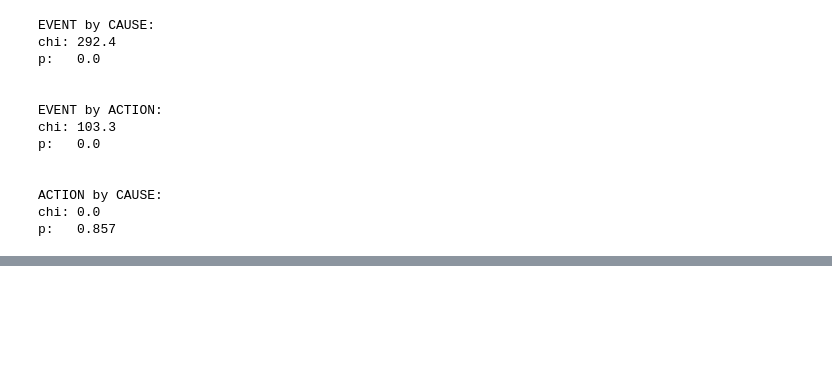
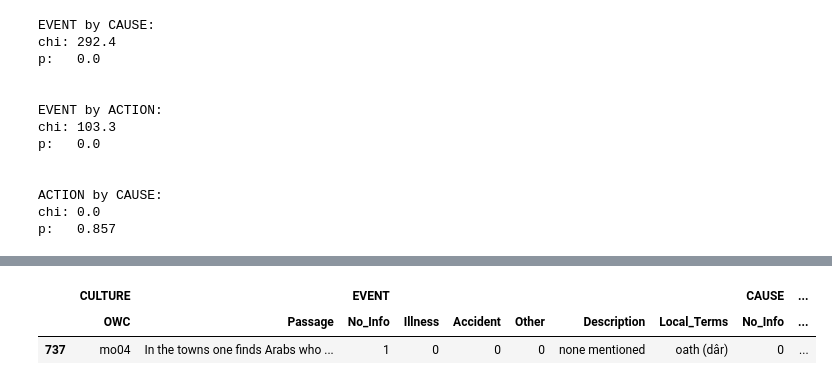
Before and after one commit to HowardZheni/eHRAF_Misfortune_NLP, a Jupyter notebook: HRAF_NLP/HRAF_MultiLabel_SubClasses/HRAF_Inference_multiLabel_SubClasses.ipynb, the cells around one changed output, grey strips where cells are left out. Drawn from its saved outputs; the diff is of its cells as text; code cells hidden in the pictures; blank space fills up the shorter version.

```diff
--- a/HRAF_NLP/HRAF_MultiLabel_SubClasses/HRAF_Inference_multiLabel_SubClasses.ipynb
+++ b/HRAF_NLP/HRAF_MultiLabel_SubClasses/HRAF_Inference_multiLabel_SubClasses.ipynb
@@ -387,0 +476,7 @@ print(np.sum(chi_sqr(x)))
+# %%
+df_slice = df.loc[df[('CULTURE','Passage Number')]==34602]
+df_slice.iloc[:,10:20]
+# %% [output]
+|  | CULTURE |  | EVENT |  |  |  |  |  | CAUSE | ... |
+|  | OWC | Passage | No_Info | Illness | Accident | Other | Description | Local_Terms | No_Info | ... |
+| 737 | mo04 | In the towns one finds Arabs who ... | 1 | 0 | 0 | 0 | none mentioned | oath (dâr) | 0 | ... |
```
Also changed, not shown: parts of 20 cells of this notebook, 1 other file.
